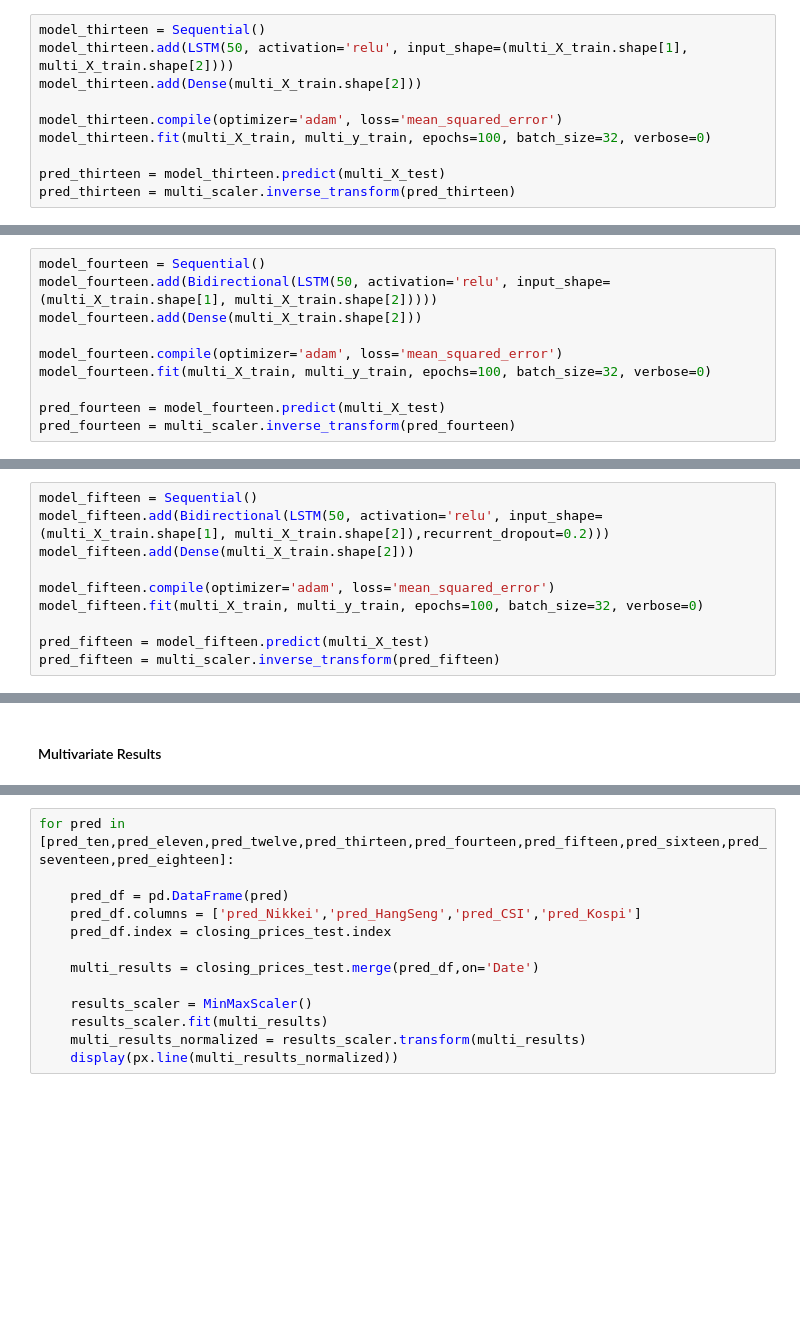
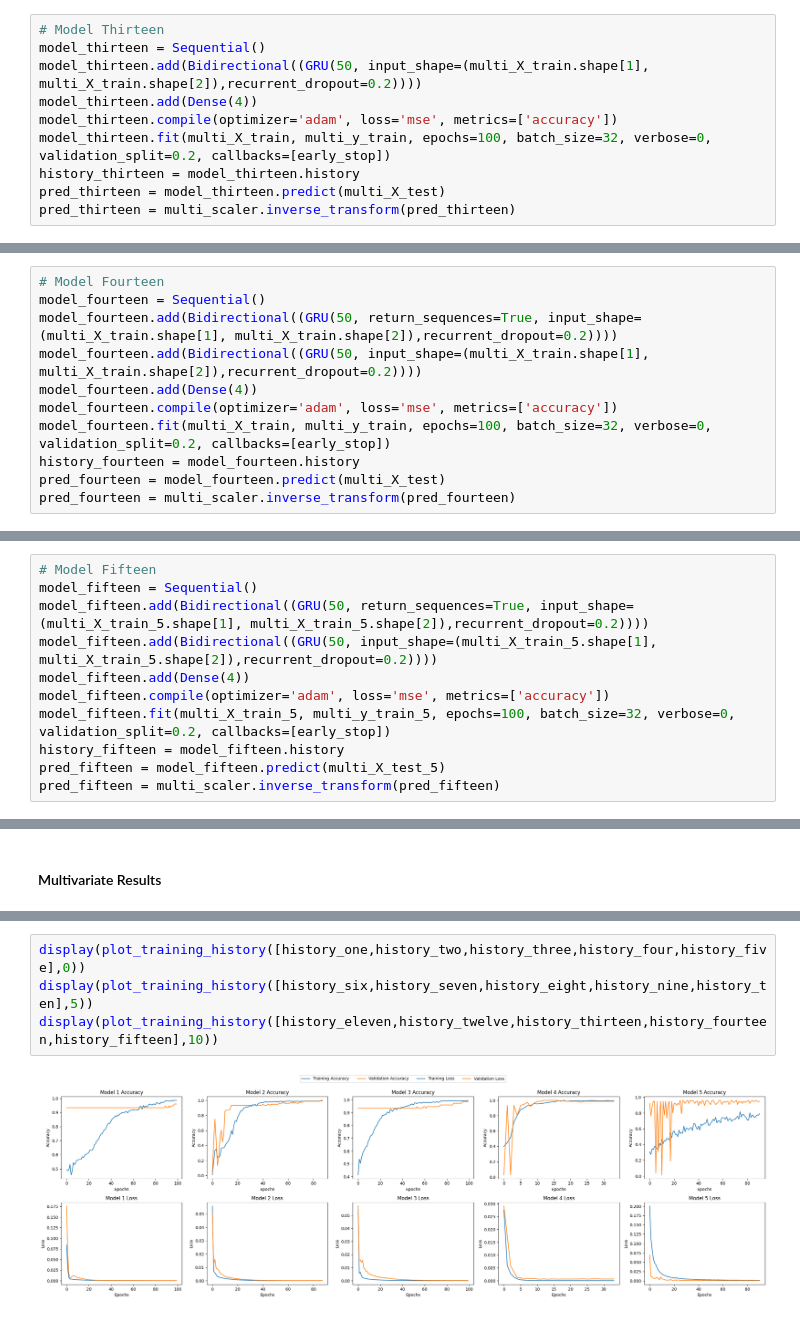
Before and after one commit to hayashady/NU_MSDS, a Jupyter notebook: 458 - Artificial Intelligence & Deep Learning/458.10 - Final Project/Assignment4Hayashi.ipynb, the cells around one changed output, grey strips where cells are left out. Cells and saved outputs as stored; diff of their text form; blank space fills up the shorter version.

```diff
--- a/458 - Artificial Intelligence & Deep Learning/458.10 - Final Project/Assignment4Hayashi.ipynb
+++ b/458 - Artificial Intelligence & Deep Learning/458.10 - Final Project/Assignment4Hayashi.ipynb
@@ -524,11 +952,11 @@ pred_twelve = multi_scaler.inverse_transform(pred_twelve)
 # %%
+# Model Thirteen
 model_thirteen = Sequential()
-model_thirteen.add(LSTM(50, activation='relu', input_shape=(multi_X_train.shape[1], multi_X_train.shape[2])))
-model_thirteen.add(Dense(multi_X_train.shape[2]))
-
-model_thirteen.compile(optimizer='adam', loss='mean_squared_error')
-model_thirteen.fit(multi_X_train, multi_y_train, epochs=100, batch_size=32, verbose=0)
-
+model_thirteen.add(Bidirectional((GRU(50, input_shape=(multi_X_train.shape[1], multi_X_train.shape[2]),recurrent_dropout=0.2))))
+model_thirteen.add(Dense(4))
+model_thirteen.compile(optimizer='adam', loss='mse', metrics=['accuracy'])
+model_thirteen.fit(multi_X_train, multi_y_train, epochs=100, batch_size=32, verbose=0, validation_split=0.2, callbacks=[early_stop])
+history_thirteen = model_thirteen.history
 pred_thirteen = model_thirteen.predict(multi_X_test)
 pred_thirteen = multi_scaler.inverse_transform(pred_thirteen)
 # %% [output]
@@ -536,24 +964,26 @@ pred_thirteen = multi_scaler.inverse_transform(pred_thirteen)
 # %%
+# Model Fourteen
 model_fourteen = Sequential()
-model_fourteen.add(Bidirectional(LSTM(50, activation='relu', input_shape=(multi_X_train.shape[1], multi_X_train.shape[2]))))
-model_fourteen.add(Dense(multi_X_train.shape[2]))
-
-model_fourteen.compile(optimizer='adam', loss='mean_squared_error')
-model_fourteen.fit(multi_X_train, multi_y_train, epochs=100, batch_size=32, verbose=0)
-
+model_fourteen.add(Bidirectional((GRU(50, return_sequences=True, input_shape=(multi_X_train.shape[1], multi_X_train.shape[2]),recurrent_dropout=0.2))))
+model_fourteen.add(Bidirectional((GRU(50, input_shape=(multi_X_train.shape[1], multi_X_train.shape[2]),recurrent_dropout=0.2))))
+model_fourteen.add(Dense(4))
+model_fourteen.compile(optimizer='adam', loss='mse', metrics=['accuracy'])
+model_fourteen.fit(multi_X_train, multi_y_train, epochs=100, batch_size=32, verbose=0, validation_split=0.2, callbacks=[early_stop])
+history_fourteen = model_fourteen.history
 pred_fourteen = model_fourteen.predict(multi_X_test)
 pred_fourteen = multi_scaler.inverse_transform(pred_fourteen)
 # %% [output]
 4/4 [==============================] - 0s 1ms/step
 # %%
+# Model Fifteen
 model_fifteen = Sequential()
-model_fifteen.add(Bidirectional(LSTM(50, activation='relu', input_shape=(multi_X_train.shape[1], multi_X_train.shape[2]),recurrent_dropout=0.2)))
-model_fifteen.add(Dense(multi_X_train.shape[2]))
-
-model_fifteen.compile(optimizer='adam', loss='mean_squared_error')
-model_fifteen.fit(multi_X_train, multi_y_train, epochs=100, batch_size=32, verbose=0)
-
-pred_fifteen = model_fifteen.predict(multi_X_test)
+model_fifteen.add(Bidirectional((GRU(50, return_sequences=True, input_shape=(multi_X_train_5.shape[1], multi_X_train_5.shape[2]),recurrent_dropout=0.2))))
+model_fifteen.add(Bidirectional((GRU(50, input_shape=(multi_X_train_5.shape[1], multi_X_train_5.shape[2]),recurrent_dropout=0.2))))
+model_fifteen.add(Dense(4))
+model_fifteen.compile(optimizer='adam', loss='mse', metrics=['accuracy'])
+model_fifteen.fit(multi_X_train_5, multi_y_train_5, epochs=100, batch_size=32, verbose=0, validation_split=0.2, callbacks=[early_stop])
+history_fifteen = model_fifteen.history
+pred_fifteen = model_fifteen.predict(multi_X_test_5)
 pred_fifteen = multi_scaler.inverse_transform(pred_fifteen)
 # %% [output]
 4/4 [==============================] - 0s 2ms/step
@@ -652,14 +1070,7 @@ fig.update_layout(height=1000,width=2000,showlegend=False)
 fig.show()
-# %%
-for pred in [pred_ten,pred_eleven,pred_twelve,pred_thirteen,pred_fourteen,pred_fifteen,pred_sixteen,pred_seventeen,pred_eighteen]:
-
-    pred_df = pd.DataFrame(pred)
-    pred_df.columns = ['pred_Nikkei','pred_HangSeng','pred_CSI','pred_Kospi']
-    pred_df.index = closing_prices_test.index
-
-    multi_results = closing_prices_test.merge(pred_df,on='Date')
-
-    results_scaler = MinMaxScaler()
-    results_scaler.fit(multi_results)
-    multi_results_normalized = results_scaler.transform(multi_results)
-    display(px.line(multi_results_normalized))
+# %%
+display(plot_training_history([history_one,history_two,history_three,history_four,history_five],0))
+display(plot_training_history([history_six,history_seven,history_eight,history_nine,history_ten],5))
+display(plot_training_history([history_eleven,history_twelve,history_thirteen,history_fourteen,history_fifteen],10))
+# %% [output]
+[figure, added]
```
Also changed, not shown: parts of 62 cells of this notebook.
